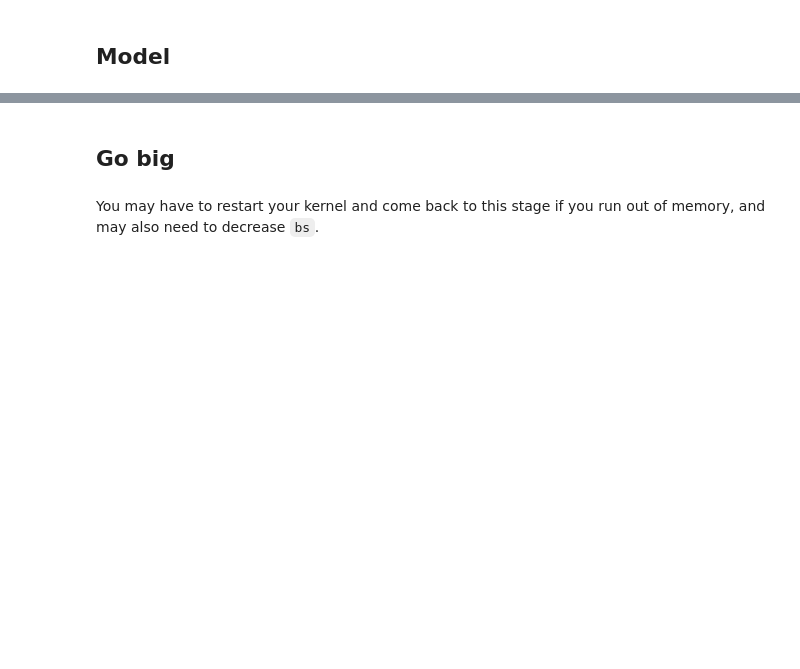
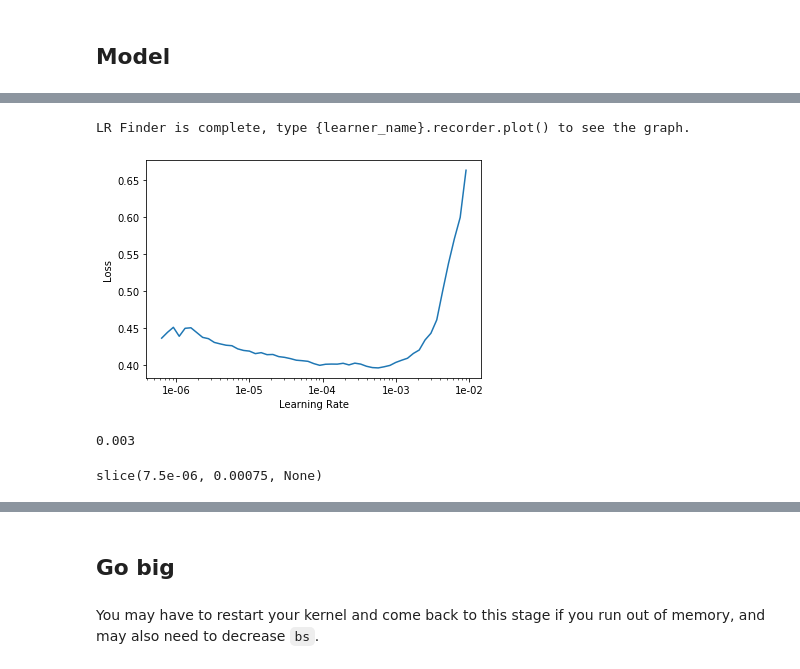
Before and after one commit to anurag89sharma/fastai-course-v3, a Jupyter notebook: dl1/lesson3-camvid.ipynb, the cells around one changed output, grey strips where cells are left out. Saved outputs shown, nothing was run; the diff lists cells and outputs as text; code cells hidden in the pictures; blank space fills up the shorter version.

```diff
--- a/dl1/lesson3-camvid.ipynb
+++ b/dl1/lesson3-camvid.ipynb
@@ -161,2 +171,6 @@ learn.show_results(rows=3, figsize=(8,9))
 # %%
 learn.unfreeze()
+# %%
+learn.lr_find()
+learn.recorder.plot()
+# %% [output]
@@ -163,5 +178,14 @@ learn.unfreeze()
+LR Finder is complete, type {learner_name}.recorder.plot() to see the graph.
+[figure, added]
+# %%
+lr
+# %% [output]
+0.003
 # %%
 lrs = slice(lr/400,lr/4)
+lrs
+# %% [output]
+slice(7.5e-06, 0.00075, None)
 # %%
 learn.fit_one_cycle(12, lrs, pct_start=0.8)
 # %% [output]
```
Also changed, not shown: parts of 23 cells of this notebook.
